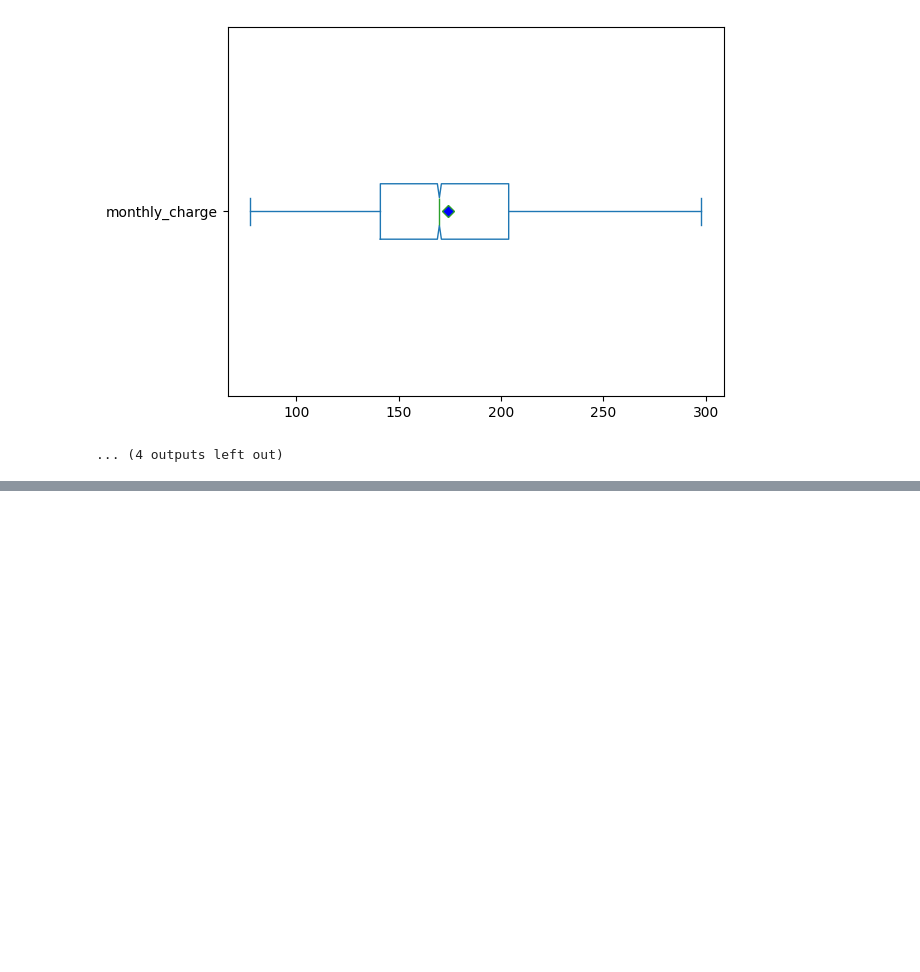
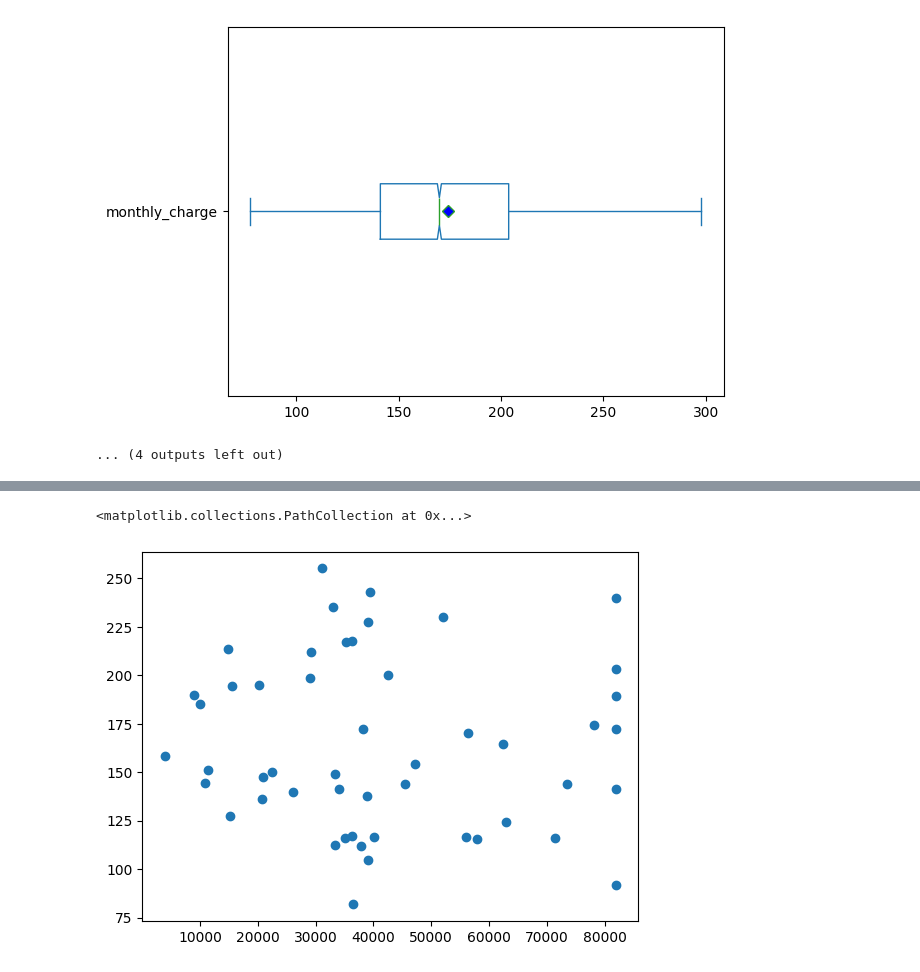
Before and after one commit to johnson80245/python, a Jupyter notebook: Personal Projects/chun_analysis.ipynb, the cells around one changed output, grey strips where cells are left out. Cells and saved outputs as stored; diff of their text form; code cells hidden in the pictures; blank space fills up the shorter version.

```diff
--- a/Personal Projects/chun_analysis.ipynb
+++ b/Personal Projects/chun_analysis.ipynb
@@ -550,0 +458,6 @@ Predicted churn (continuous output): 0.38357266940095175
+# %%
+plt.scatter(churn.income.sample(50, random_state=13),
+            churn.monthly_charge.sample(50, random_state=13))
+# %% [output]
+<matplotlib.collections.PathCollection at 0x...>
+[figure, added]
```
Also changed, not shown: parts of 14 cells of this notebook, 1 other file.
